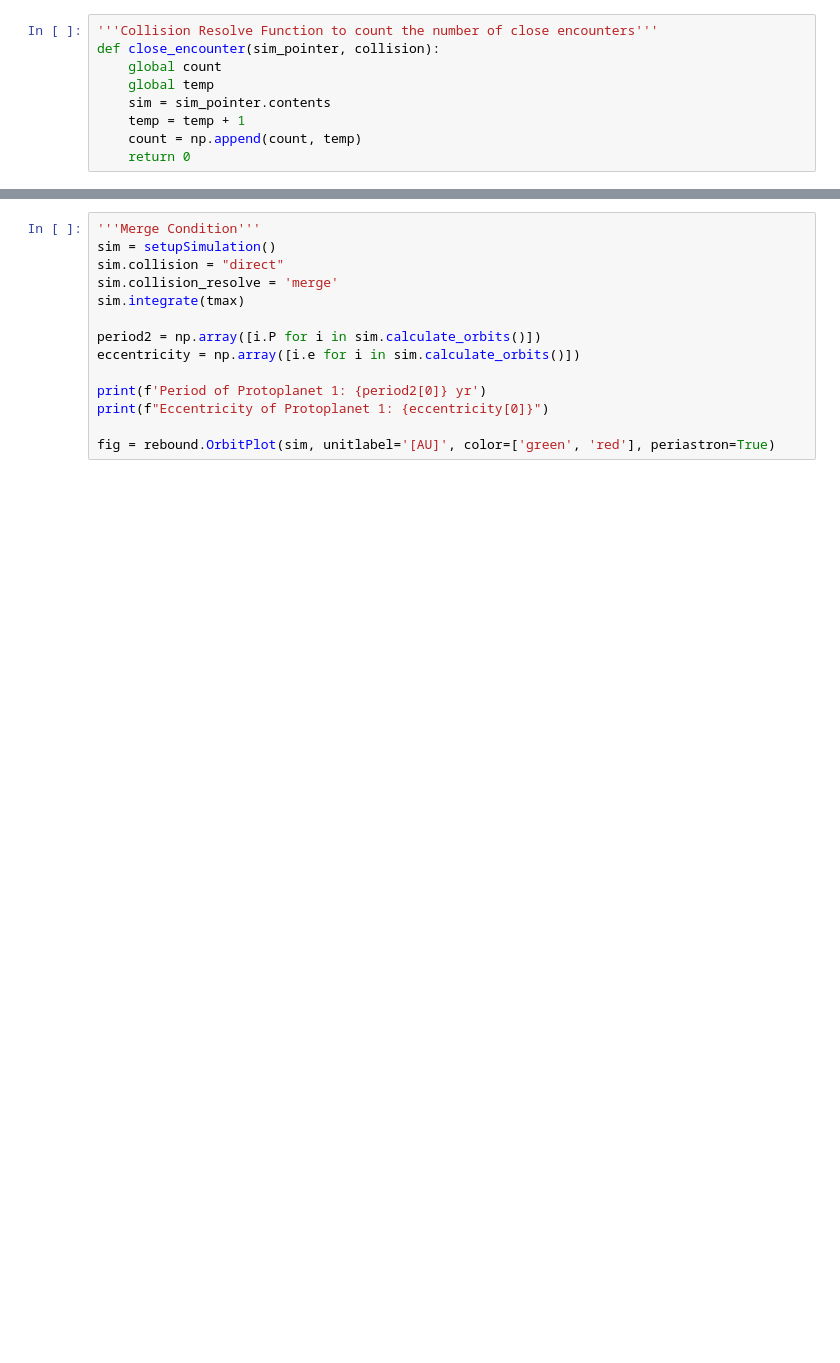
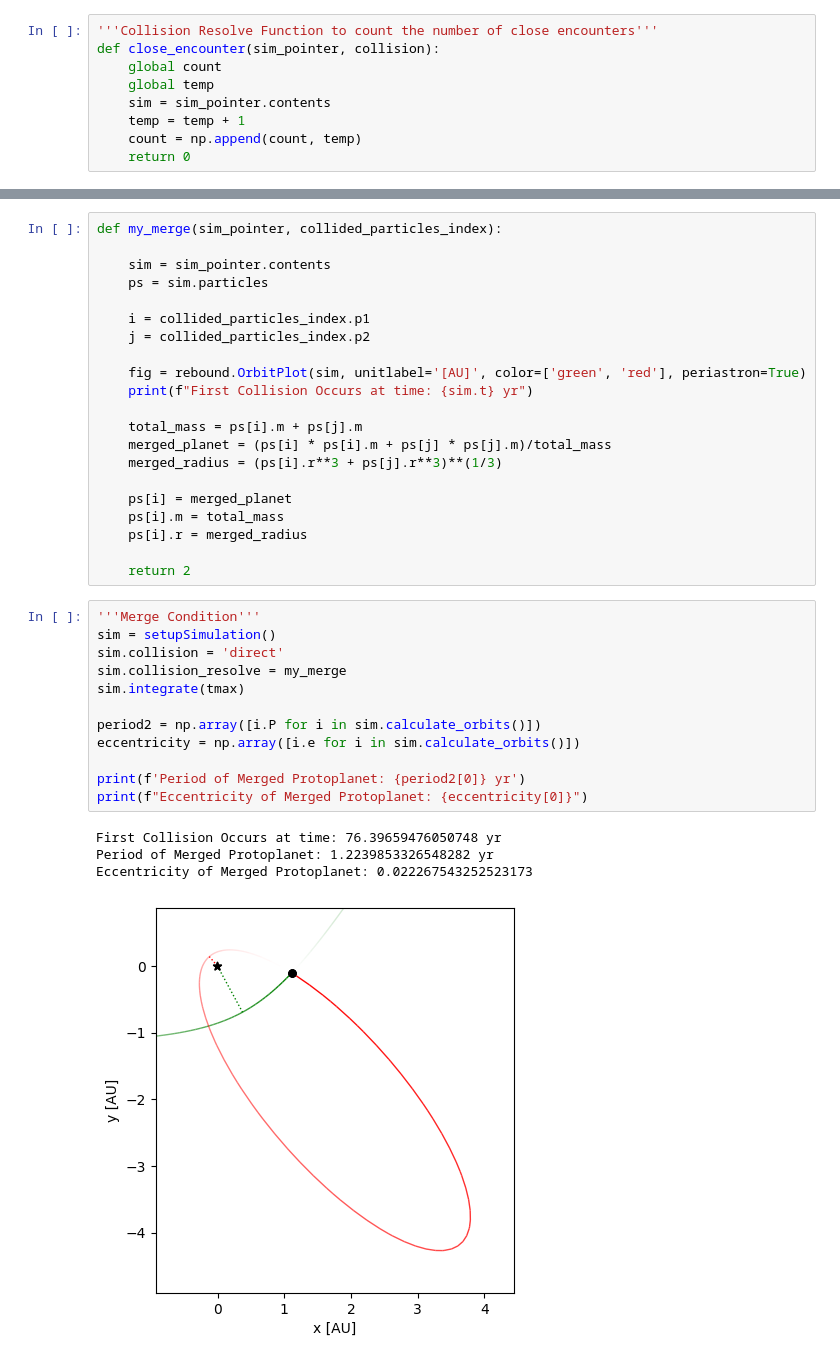
Before and after one commit to SudatKhan/ureca_repo, a Jupyter notebook: hill_instability.ipynb, the cells around one changed output, grey strips where cells are left out. Saved outputs shown, nothing was run; the diff lists cells and outputs as text; blank space fills up the shorter version.

```diff
--- a/hill_instability.ipynb
+++ b/hill_instability.ipynb
@@ -86,14 +91,38 @@ Widget(N=3, count=2, height=200.0, orbit_data=b'aM\xe2\xba8\x08;\xba\x00\x00\x00
+# %%
+def my_merge(sim_pointer, collided_particles_index):
+
+    sim = sim_pointer.contents
+    ps = sim.particles
+
+    i = collided_particles_index.p1
+    j = collided_particles_index.p2
+
+    fig = rebound.OrbitPlot(sim, unitlabel='[AU]', color=['green', 'red'], periastron=True)
+    print(f"First Collision Occurs at time: {sim.t} yr")
+
+    total_mass = ps[i].m + ps[j].m
+    merged_planet = (ps[i] * ps[i].m + ps[j] * ps[j].m)/total_mass
+    merged_radius = (ps[i].r**3 + ps[j].r**3)**(1/3)
+
+    ps[i] = merged_planet
+    ps[i].m = total_mass
+    ps[i].r = merged_radius
+
+    return 2
 # %%
 '''Merge Condition'''
 sim = setupSimulation()
-sim.collision = "direct"
-sim.collision_resolve = 'merge'
+sim.collision = 'direct'
+sim.collision_resolve = my_merge
 sim.integrate(tmax)
 
 period2 = np.array([i.P for i in sim.calculate_orbits()])
 eccentricity = np.array([i.e for i in sim.calculate_orbits()])
 
-print(f'Period of Protoplanet 1: {period2[0]} yr')
-print(f"Eccentricity of Protoplanet 1: {eccentricity[0]}")
-
-fig = rebound.OrbitPlot(sim, unitlabel='[AU]', color=['green', 'red'], periastron=True)
+print(f'Period of Merged Protoplanet: {period2[0]} yr')
+print(f"Eccentricity of Merged Protoplanet: {eccentricity[0]}")
+# %% [output]
+First Collision Occurs at time: 76.39659476050748 yr
+Period of Merged Protoplanet: 1.2239853326548282 yr
+Eccentricity of Merged Protoplanet: 0.022267543252523173
+[figure, added]
```
Also changed, not shown: parts of 4 cells of this notebook.
